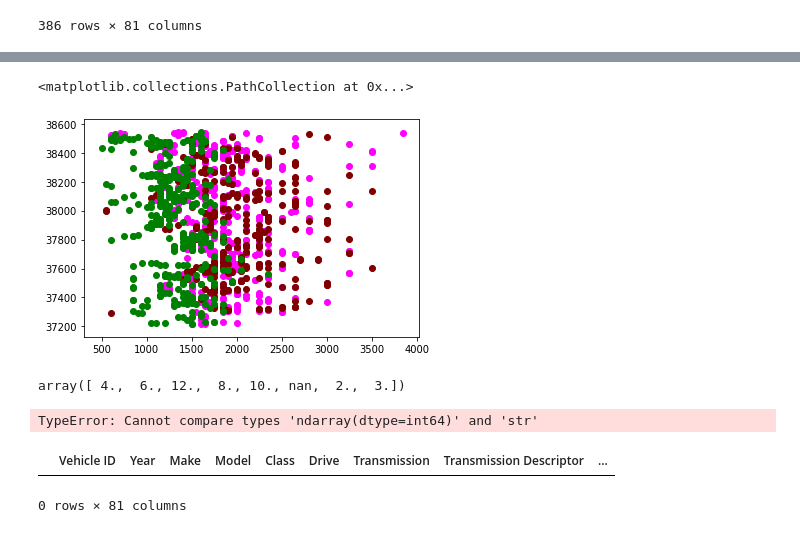
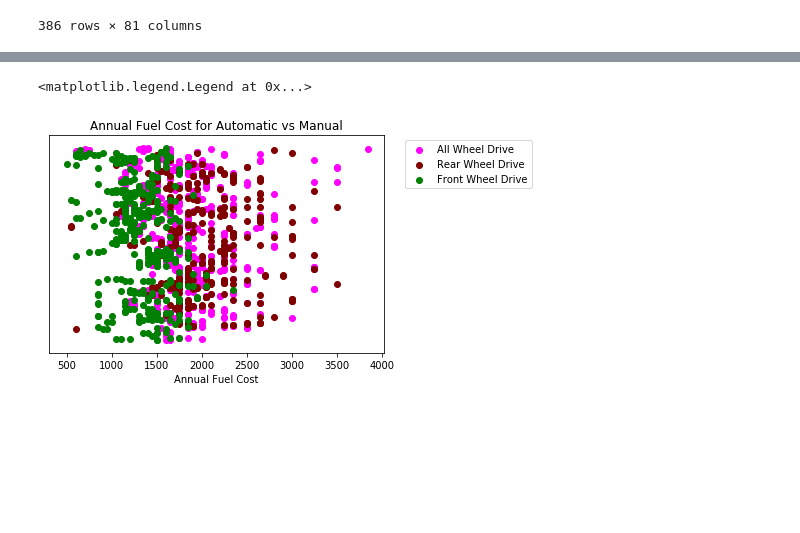
Before and after one commit to geraldwattsthethird/Fuel-Cost-Analysis, a Jupyter notebook: Fuel_Cost.ipynb, the cells around one changed output, grey strips where cells are left out. Cells and saved outputs as stored; diff of their text form; code cells hidden in the pictures; blank space fills up the shorter version.

```diff
--- a/Fuel_Cost.ipynb
+++ b/Fuel_Cost.ipynb
@@ -407,18 +457,21 @@ plt.scatter(r_fuel_cost, r_v_id, color="maroon")
 # %%
 #Combined all data for comparison
-plt.scatter(a_fuel_cost, a_v_id, color="magenta")
-plt.scatter(r_fuel_cost, r_v_id, color="maroon")
-plt.scatter(f_fuel_cost, f_v_id, color="green")
+all_plot = plt.scatter(a_fuel_cost, a_v_id, color="magenta", label="All Wheel Drive")
+rear_plot = plt.scatter(r_fuel_cost, r_v_id, color="maroon", label="Rear Wheel Drive")
+front_plot = plt.scatter(f_fuel_cost, f_v_id, color="green", label="Front Wheel Drive")
+
+# Make y axis disappear #magic
+ax = plt.gca()
+ax.axes.yaxis.set_visible(False)
+
+# Labels
+plt.xlabel("Annual Fuel Cost")
+plt.title("Annual Fuel Cost for Automatic vs Manual")
+plt.legend(handles=[all_plot, rear_plot, front_plot], bbox_to_anchor=(1.05, 1), loc='upper left')
 # %% [output]
-<matplotlib.collections.PathCollection at 0x...>
+<matplotlib.legend.Legend at 0x...>
-[figure, old version]
+[figure, new version]
 # %%
-engine_2017 = cleaned_data2['Engine Cylinders']
-engine_2017.unique()
+# engine_2017 = cleaned_data2['Engine Cylinders']
+# engine_2017.dtypes
 # type(engine_2017)
-# %% [output]
-array([ 4.,  6., 12.,  8., 10., nan,  2.,  3.])
-# %%
-engine_2017 = cleaned_data.replace({'4.' : '4'})
-# %% [output]
-TypeError: Cannot compare types 'ndarray(dtype=int64)' and 'str'
@@ -425,14 +482,12 @@ TypeError: Cannot compare types 'ndarray(dtype=int64)' and 'str'
 # %%
-# np.round(results.transpose()).astype(int)
+# # np.round(results.transpose()).astype(int)
 
-#Narrow down data to variables we want to compare
-# convert_four = cleaned_data2['Engine Cylinders'].dropna().astype(int)
-# convert_four
-four = cleaned_data2.loc[cleaned_data2['Engine Cylinders'] == "4."]dropna().astype(int)
-four
-# six = cleaned_data2.loc[cleaned_data2['Engine Cylinders'] == "6."]
-# eight = cleaned_data2.loc[cleaned_data2['Engine Cylinders'] == "8."]
+# #Narrow down data to variables we want to compare
+# # convert_four = cleaned_data2['Engine Cylinders'].dropna().astype(int)
+# # convert_four
+# four = cleaned_data2.loc[cleaned_data2['Engine Cylinders' == '4.0']]#.dropna().astype(int)
+# # four2 = engine_2017.loc[engine_2017['Engine Cylinders' == '4']]
+# four
+# # six = cleaned_data2.loc[cleaned_data2['Engine Cylinders'] == "6."]
+# # eight = cleaned_data2.loc[cleaned_data2['Engine Cylinders'] == "8."]
-# %% [output]
-|  | Vehicle ID | Year | Make | Model | Class | Drive | Transmission | Transmission Descriptor | ... |
-0 rows × 81 columns
 # %%
```
Also changed, not shown: parts of 18 cells of this notebook.
